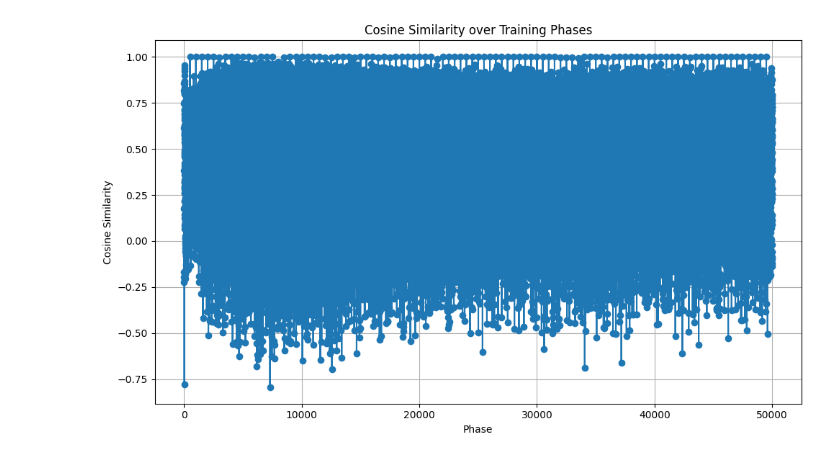
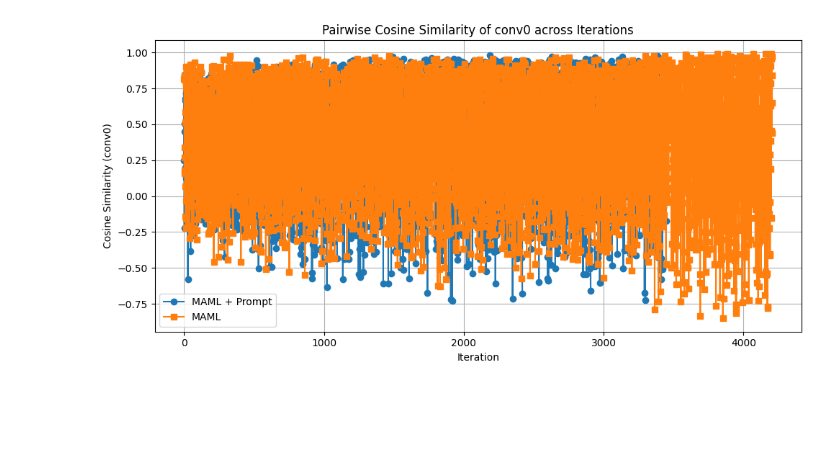
Before and after one commit to SKKUJMLim/prompt_maml, a Jupyter notebook: analysis/gradient_conflict.ipynb, the cells around one changed output. Drawn from its saved outputs; the diff is of its cells as text; code cells hidden in the pictures; blank space fills up the shorter version.

```diff
--- a/analysis/gradient_conflict.ipynb
+++ b/analysis/gradient_conflict.ipynb
@@ -2,19 +2,38 @@
 import pandas as pd
 import matplotlib.pyplot as plt
 # %%
-# CSV 파일 불러오기
-file_path = '../MAML_Prompt_padding_5way_5shot_filter128_miniImagenet/MAML_Prompt_padding_5way_5shot_filter128_miniImagenet_per_task_acc.csv'
-df = pd.read_csv(file_path)
+# 파일 경로 설정
+file1_path = "../MAML_Prompt_padding_5way_5shot_filter128_miniImagenet_per_task_acc.csv"
+file2_path = "../MAML_5way_5shot_filter128_miniImagenet_per_task_acc.csv"
 
-# cos_sim 시각화
-plt.figure(figsize=(10, 6))
-plt.plot(df['phase'], df['cos_sim'], marker='o', linestyle='-')
-plt.title('Cosine Similarity over Training Phases')
-plt.xlabel('Phase')
-plt.ylabel('Cosine Similarity')
+# CSV 파일 불러오기 (header 없음 처리)
+df1 = pd.read_csv(file1_path, header=None)
+df2 = pd.read_csv(file2_path, header=None)
+
+# 첫 번째 행을 column 이름으로 설정
+df1.columns = df1.iloc[0]
+df2.columns = df2.iloc[0]
+df1 = df1.drop(index=0).reset_index(drop=True)
+df2 = df2.drop(index=0).reset_index(drop=True)
+
+# 분석할 column 지정
+target_column = 'layer_dict.conv0.conv.weight_pairwise_cos_sim'
+
+# 숫자형으로 변환 + 결측값 제거
+cos_sim_1 = pd.to_numeric(df1[target_column], errors='coerce').dropna().reset_index(drop=True)
+cos_sim_2 = pd.to_numeric(df2[target_column], errors='coerce').dropna().reset_index(drop=True)
+
+# 그래프 그리기
+plt.figure(figsize=(10, 5))
+plt.plot(cos_sim_1, label='MAML + Prompt', marker='o')
+plt.plot(cos_sim_2, label='MAML', marker='s')
+plt.xlabel('Iteration')
+plt.ylabel('Cosine Similarity (conv0)')
+plt.title('Pairwise Cosine Similarity of conv0 across Iterations')
+plt.legend()
 plt.grid(True)
 plt.tight_layout()
 plt.show()
 # %% [output]
-[figure, old version]
+[figure, new version]
 # %%
```
Also changed, not shown: parts of 5 cells of this notebook.
